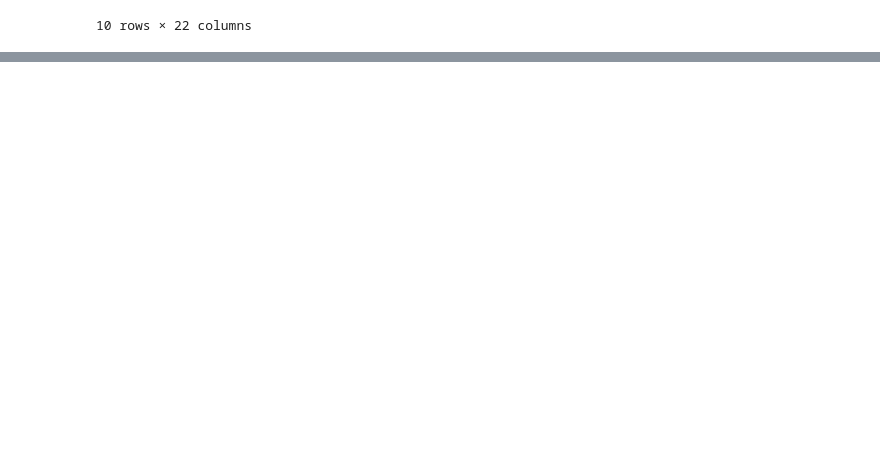
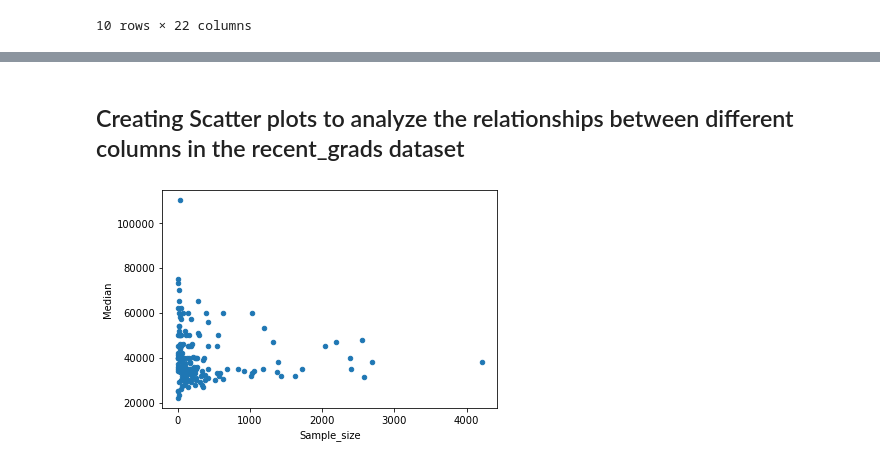
Before and after one commit to puneettokhi/CMPE255, a Jupyter notebook: college_major_analysis.ipynb, the cells around one changed output, grey strips where cells are left out. Drawn from its saved outputs; the diff is of its cells as text; code cells hidden in the pictures; blank space fills up the shorter version.

```diff
--- a/college_major_analysis.ipynb
+++ b/college_major_analysis.ipynb
@@ -109,0 +247,9 @@ plot_CorrMatrix(grad_students_df, 9, grad_students)
+# %% [markdown]
+## Creating Scatter plots to analyze the relationships between different columns in the recent_grads dataset
+# %%
+#Sample_Size v/s Median
+
+recent_grads_df.plot(x='Sample_Size', y='Median', kind='scatter')
+plt.show()
+# %% [output]
+[figure, added]
```
Also changed, not shown: parts of 31 cells of this notebook.
